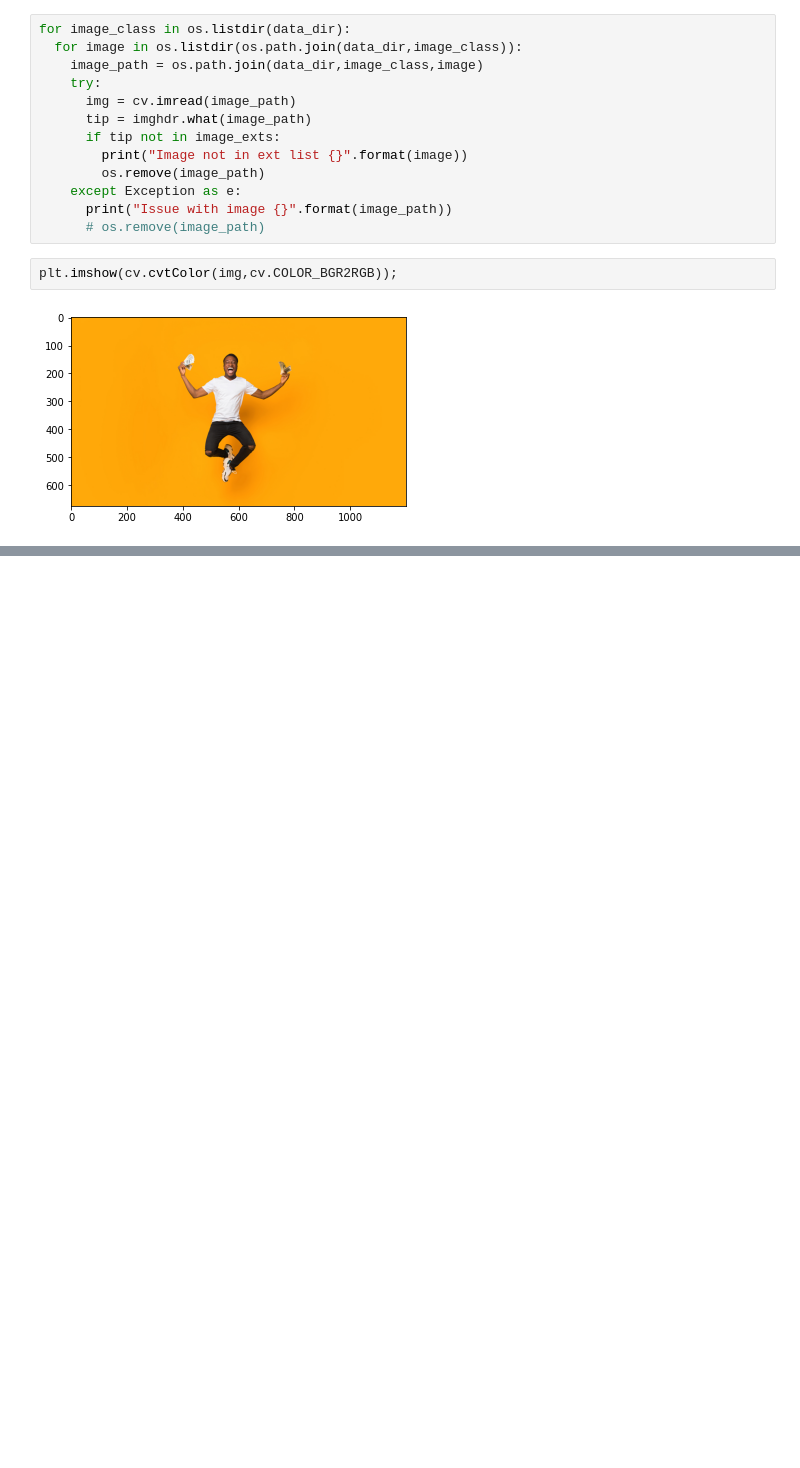
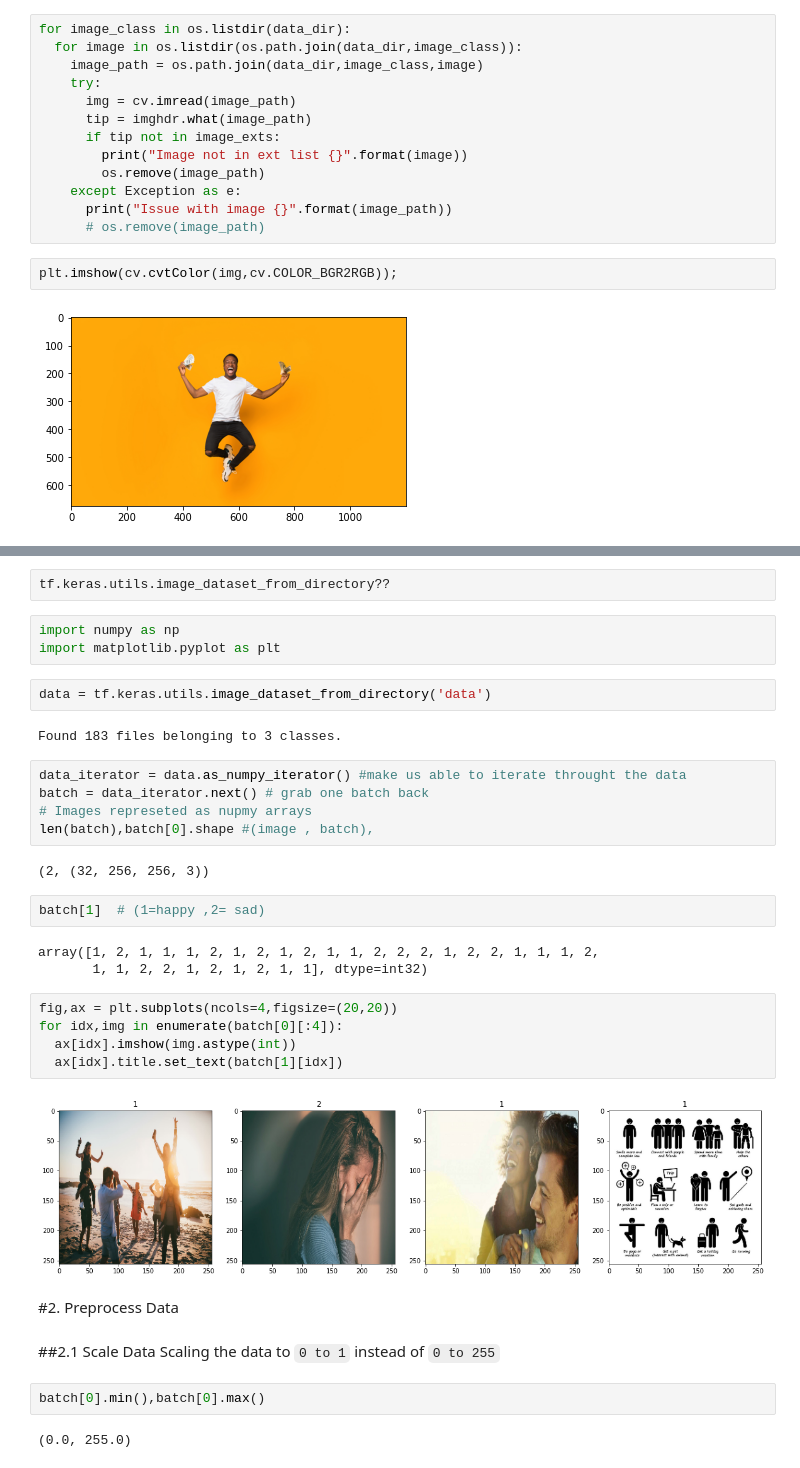
Before and after one commit to E1250/CNN_CV_Projects_CaseStudy, a Jupyter notebook: Deep_CNN_IMG_Classifier.ipynb, the cells around one changed output, grey strips where cells are left out. Drawn from its saved outputs; the diff is of its cells as text; blank space fills up the shorter version.

```diff
--- a/Deep_CNN_IMG_Classifier.ipynb
+++ b/Deep_CNN_IMG_Classifier.ipynb
@@ -113,0 +118,37 @@ plt.imshow(cv.cvtColor(img,cv.COLOR_BGR2RGB));
+# %%
+tf.keras.utils.image_dataset_from_directory??
+# %%
+import numpy as np
+import matplotlib.pyplot as plt
+# %%
+data = tf.keras.utils.image_dataset_from_directory('data')
+# %% [output]
+Found 183 files belonging to 3 classes.
+# %%
+data_iterator = data.as_numpy_iterator() #make us able to iterate throught the data
+batch = data_iterator.next() # grab one batch back
+# Images represeted as nupmy arrays
+len(batch),batch[0].shape #(image , batch),
+# %% [output]
+(2, (32, 256, 256, 3))
+# %%
+batch[1]  # (1=happy ,2= sad)
+# %% [output]
+array([1, 2, 1, 1, 1, 2, 1, 2, 1, 2, 1, 1, 2, 2, 2, 1, 2, 2, 1, 1, 1, 2,
+       1, 1, 2, 2, 1, 2, 1, 2, 1, 1], dtype=int32)
+# %%
+fig,ax = plt.subplots(ncols=4,figsize=(20,20))
+for idx,img in enumerate(batch[0][:4]):
+  ax[idx].imshow(img.astype(int))
+  ax[idx].title.set_text(batch[1][idx])
+# %% [output]
+[figure, added]
+# %% [markdown]
+#2. Preprocess Data
+# %% [markdown]
+##2.1 Scale Data
+Scaling the data to `0 to 1` instead of `0 to 255`
+# %%
+batch[0].min(),batch[0].max()
+# %% [output]
+(0.0, 255.0)
```
Also changed, not shown: parts of 31 cells of this notebook.
